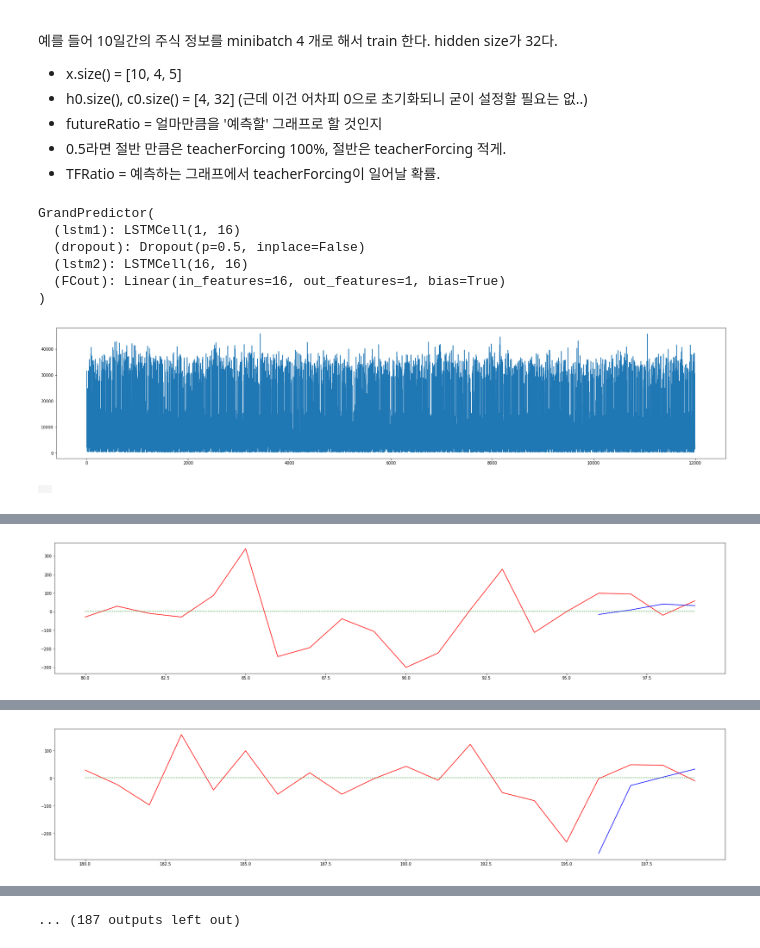
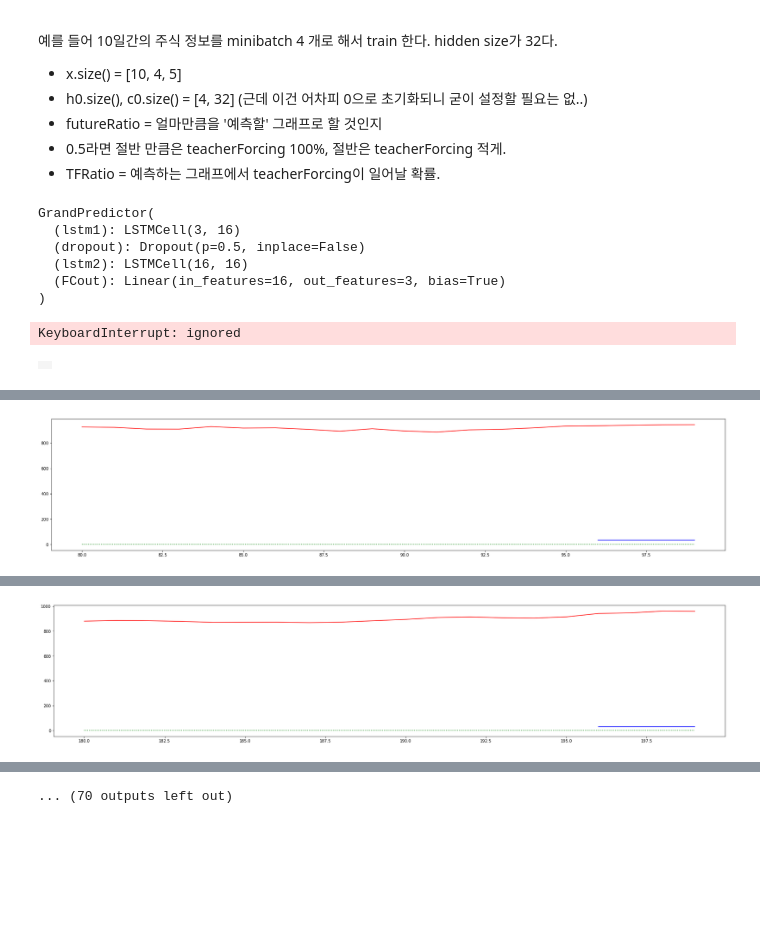
Before and after one commit to Kicory/ML_StockPJ, a Jupyter notebook: Notebook/TheGrandPredictor.ipynb, the cells around one changed output, grey strips where cells are left out. Drawn from its saved outputs; the diff is of its cells as text; code cells hidden in the pictures; blank space fills up the shorter version.

```diff
--- a/Notebook/TheGrandPredictor.ipynb
+++ b/Notebook/TheGrandPredictor.ipynb
@@ -135,32 +131,32 @@ predictor = predictor.to(device)
 # Print your neural network structure
 print(predictor)
 
-optimizer = optim.Adam(predictor.parameters(), lr=0.005)
+optimizer = optim.Adam(predictor.parameters(), lr=0.01)
 # %% [output]
 GrandPredictor(
-  (lstm1): LSTMCell(1, 16)
+  (lstm1): LSTMCell(3, 16)
   (dropout): Dropout(p=0.5, inplace=False)
   (lstm2): LSTMCell(16, 16)
-  (FCout): Linear(in_features=16, out_features=1, bias=True)
+  (FCout): Linear(in_features=16, out_features=3, bias=True)
 )
 # %%
-# ckpt_dir = os.path.join(gdrive_root, 'Project/checkpoints')
+ckpt_dir = os.path.join(gdrive_root, 'Project/checkpoints')
 
-# if not os.path.exists(ckpt_dir):
-#   os.makedirs(ckpt_dir)
+if not os.path.exists(ckpt_dir):
+  os.makedirs(ckpt_dir)
 
-# best_acc = 0.
+best_acc = 0.
 
-# ckpt_path = os.path.join(ckpt_dir, 'lastest.pt')
-# if os.path.exists(ckpt_path):
-#   ckpt = torch.load(ckpt_path)
-#   try:
-#     predictor.load_state_dict(ckpt['predictor'])
-#     optimizer.load_state_dict(ckpt['optimizer'])
-#   except RuntimeError as e:
-#       print('wrong checkpoint')
-#   else:
-#     print('checkpoint is loaded !')
+ckpt_path = os.path.join(ckpt_dir, 'KOSPI_1.pt')
+if os.path.exists(ckpt_path):
+  ckpt = torch.load(ckpt_path)
+  try:
+    predictor.load_state_dict(ckpt['predictor'])
+    optimizer.load_state_dict(ckpt['optimizer'])
+  except RuntimeError as e:
+      print('wrong checkpoint')
+  else:
+    print('checkpoint is loaded !')
 # %%
 def predictorTrainer(predictor, x, futureRatio=0.5, TFRatio=0.5):
     seqLen = x.size()[0]
@@ -205,11 +201,11 @@ for epoch in range(maxEpoch):
 
     it = it + 1
     data = data.to(device);
-    esti = predictorTrainer(predictor, data, 0.8, 0)
-    loss = F.mse_loss(esti, data)
+    esti = predictorTrainer(predictor, data.detach(), 0.8, 0)
+    loss = F.l1_loss(esti, data)
     optimizer.zero_grad()
     loss.backward()
-    torch.nn.utils.clip_grad_norm_(predictor.parameters(), GradientClip)
+    #torch.nn.utils.clip_grad_norm_(predictor.parameters(), GradientClip)
     optimizer.step()
     losses.append(loss.item())
 
@@ -217,5 +213,5 @@ plt.figure(figsize=(30, 6))
 plt.plot(losses, label='train loss')
 plt.show()
 # %% [output]
-[figure, removed]
+KeyboardInterrupt: ignored
 # %%
@@ -240,6 +236,8 @@ def drawStepFig(trueCnt, estiCnt, grid):
   estiVals = []
   reader = testDataLoader(DATA_PATH)
 
+  h = None
+  c = None
 
   trueLen = 0
   fullLen = trueCnt + estiCnt
@@ -248,6 +246,7 @@ def drawStepFig(trueCnt, estiCnt, grid):
   for data in reader:
     h = None
     c = None
+
     dayCnt = dayCnt + 1
 
     data = data.to(device)
@@ -259,46 +258,46 @@ def drawStepFig(trueCnt, estiCnt, grid):
       trueVals.pop(0)
       trueData.pop(0)
       trueLen = trueLen - 1
-    if trueLen < estiCnt + 1:
+    if trueLen < fullLen:
       continue
-    else:
-      estiData, h, c = predictor(trueData[trueLen - estiCnt - 1], h, c)
 
+    for day in range(trueCnt):
+      estiData, h, c = predictor(trueData[day], h, c)
 
     estiVals.clear()
     for day in range(estiCnt - 1):
       estiVals.append(estiData[0][0].item())
       estiData, h, c = predictor(estiData, h, c)
     estiVals.append(estiData[0][0].item())
 
     startDay = max(0, dayCnt - (fullLen))
     endDay = max(dayCnt, fullLen)
     xAxis = [i for i in range(startDay, endDay)]
 
     if dayCnt % 100 == 0:
       with grid.output_to(0, 0):
         plt.figure(figsize=(30, 6))
         plt.plot(xAxis, trueVals + [None for i in range(fullLen - trueLen)], '-r')
         plt.plot(xAxis, [None for i in range(trueCnt)] + estiVals, '-b')
         plt.plot(xAxis, [1 for i in range(fullLen)], ':g')
         #plt.ylim(0.9, 1.1)
         plt.show()
 
 grid = widgets.Grid(1, 1)
 drawStepFig(16, 4, grid);
 # %% [output]
 |  |
 [interactive output not drawn]
 [interactive output not drawn]
 [interactive output not drawn]
-[figure, old version]
+[figure, new version]
 [interactive output not drawn]
 [interactive output not drawn]
 [interactive output not drawn]
 [interactive output not drawn]
-[figure, old version]
+[figure, new version]
 [interactive output not drawn]
 [interactive output not drawn]
-... (187 outputs left out)
+... (70 outputs left out)
 # %%
 import plotly
```
Also changed, not shown: parts of 3 cells of this notebook.
